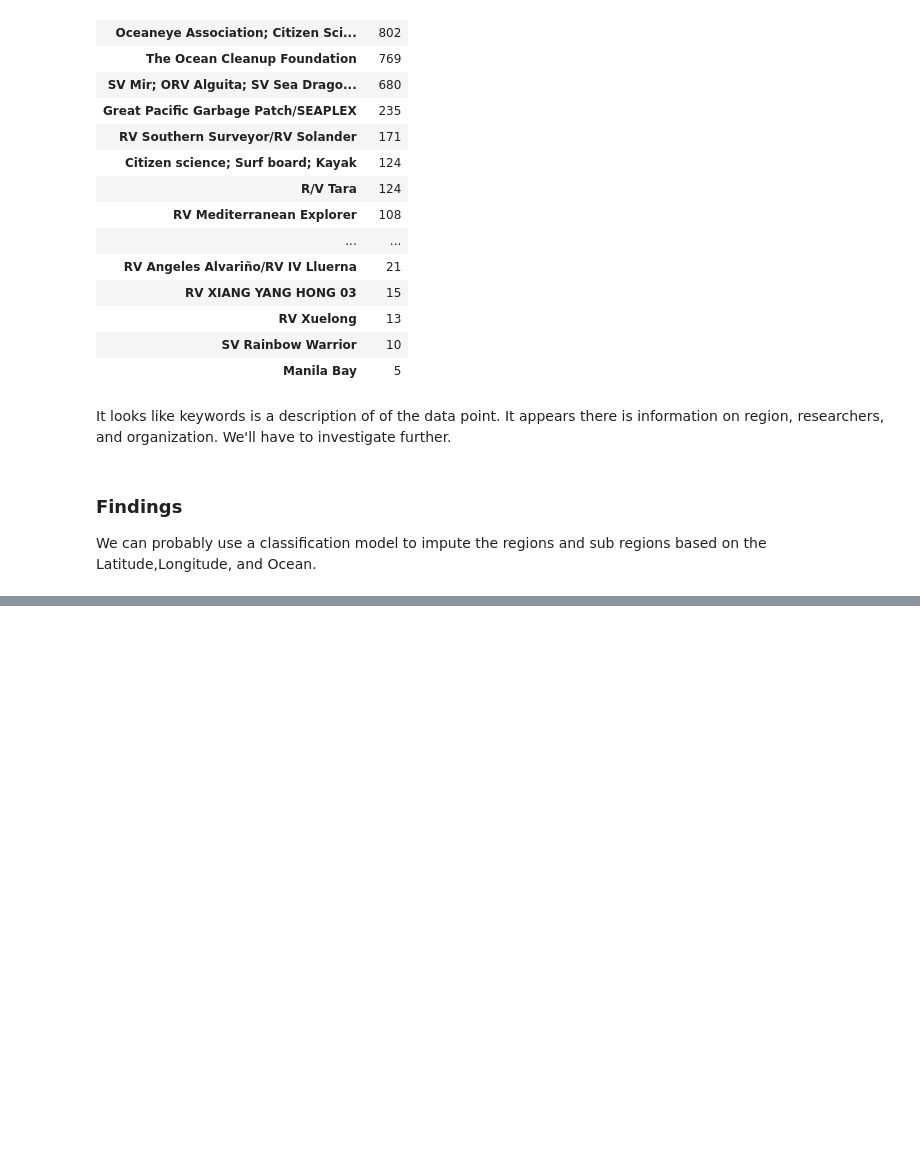
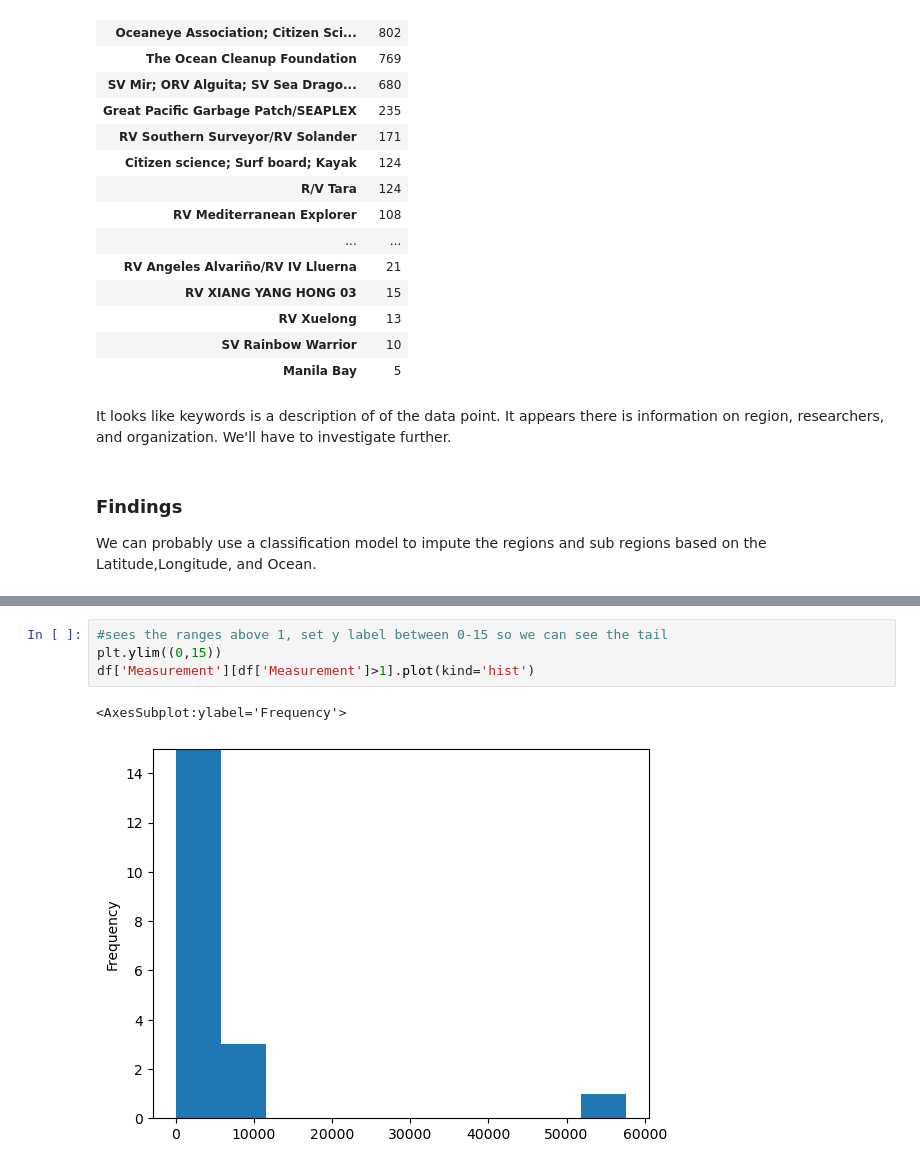
Before and after one commit to DerikVo/DSI_project_4_MIcroplastics, a Jupyter notebook: Code/Derik_EDA.ipynb, the cells around one changed output, grey strips where cells are left out. Cells and saved outputs as stored; diff of their text form; blank space fills up the shorter version.

```diff
--- a/Code/Derik_EDA.ipynb
+++ b/Code/Derik_EDA.ipynb
@@ -170,0 +194,7 @@ We can probably use a classification model to impute the regions and sub regions
+# %%
+#sees the ranges above 1, set y label between 0-15 so we can see the tail
+plt.ylim((0,15))
+df['Measurement'][df['Measurement']>1].plot(kind='hist')
+# %% [output]
+<AxesSubplot:ylabel='Frequency'>
+[figure, added]
```
Also changed, not shown: parts of 5 cells of this notebook.
